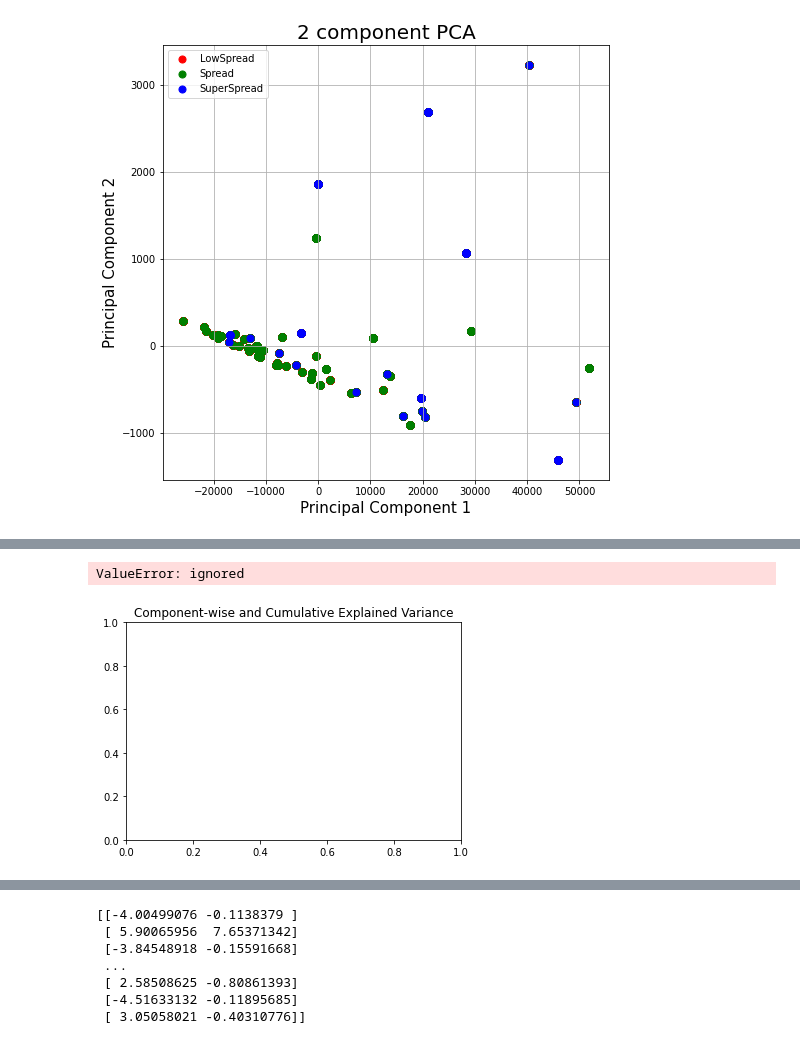
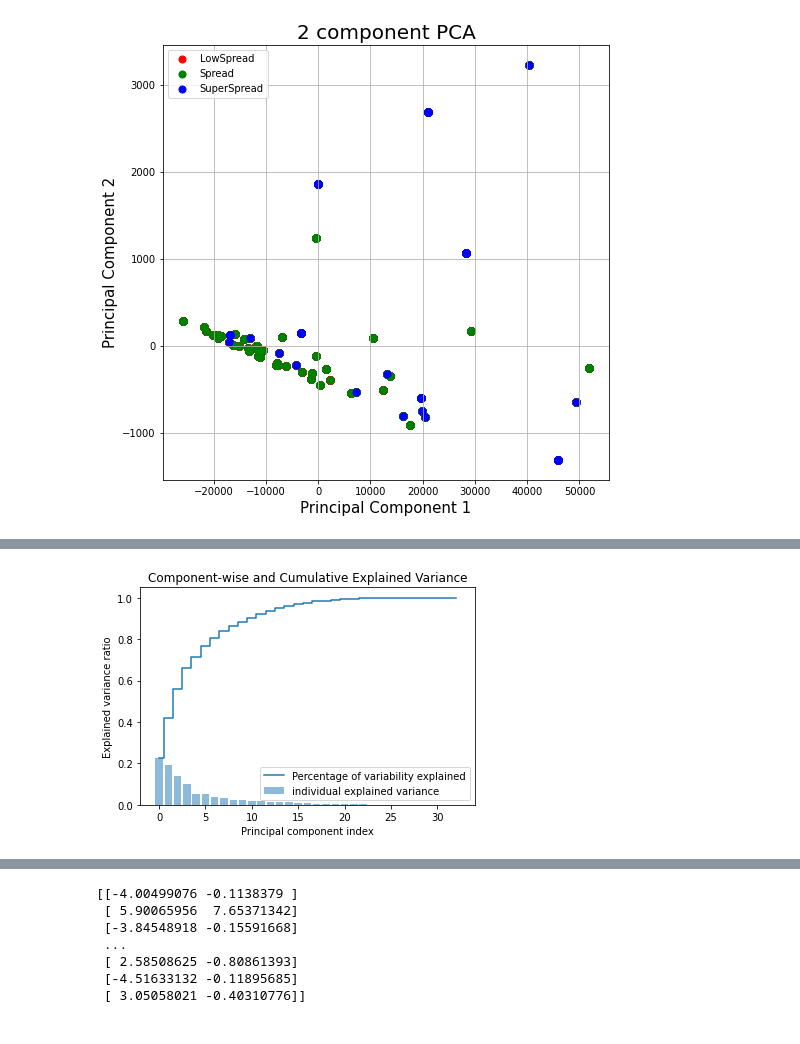
Before and after one commit to jeyasri-s2/meansquares, a Jupyter notebook: CA_FeatureRanking.ipynb, the cells around one changed output, grey strips where cells are left out. Drawn from its saved outputs; the diff is of its cells as text; code cells hidden in the pictures.

Commit message:
fixed error

```diff
--- a/CA_FeatureRanking.ipynb
+++ b/CA_FeatureRanking.ipynb
@@ -661,22 +665,21 @@ print(w_percent, ' -> percent of variability explained')
 # %%
 # calculate cumulative sum of explained variances
 tot = sum(w)
 var_exp = [(i / tot) for i in sorted(w, reverse=True)]
 cum_var_exp = np.cumsum(var_exp)
 
 # plot explained variances
 plt.title("Component-wise and Cumulative Explained Variance")
-plt.bar(range(0,11), var_exp, alpha=0.5,
+plt.bar(range(0,33), var_exp, alpha=0.5,
         align='center', label='individual explained variance')
-plt.step(range(0,11), cum_var_exp, where='mid',
+plt.step(range(0,33), cum_var_exp, where='mid',
          label='Percentage of variability explained')
 plt.ylabel('Explained variance ratio')
 plt.xlabel('Principal component index')
 plt.legend(loc='best')
 plt.show()
 # %% [output]
-ValueError: ignored
-[figure, old version]
+[figure, new version]
 # %%
 # Make a list of (eigenvalue, eigenvector) tuples
 eigen_pairs = [(np.abs(w[i]), v[:, i]) for i in range(len(w))]
```
Also changed, not shown: parts of 3 cells of this notebook.
